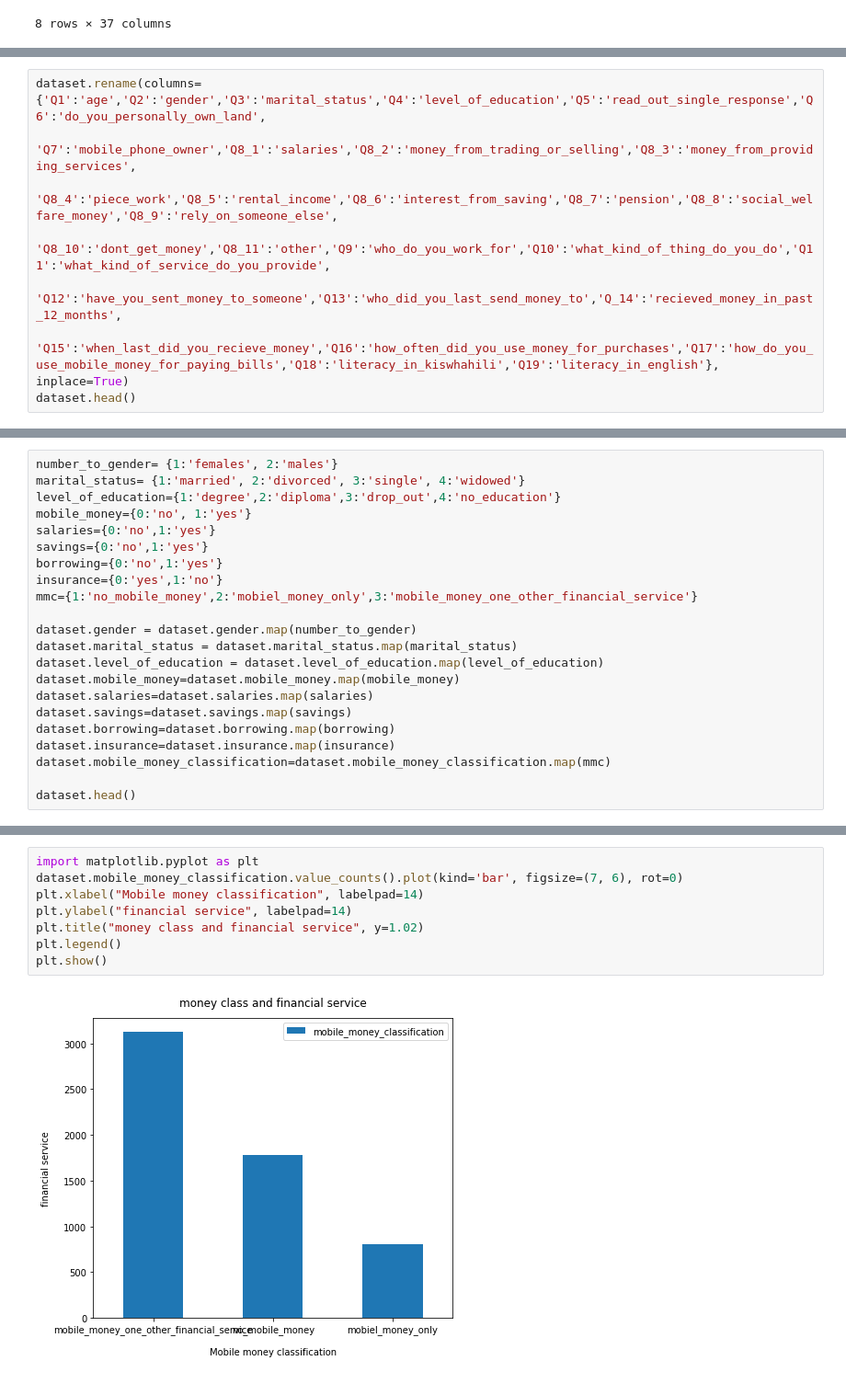
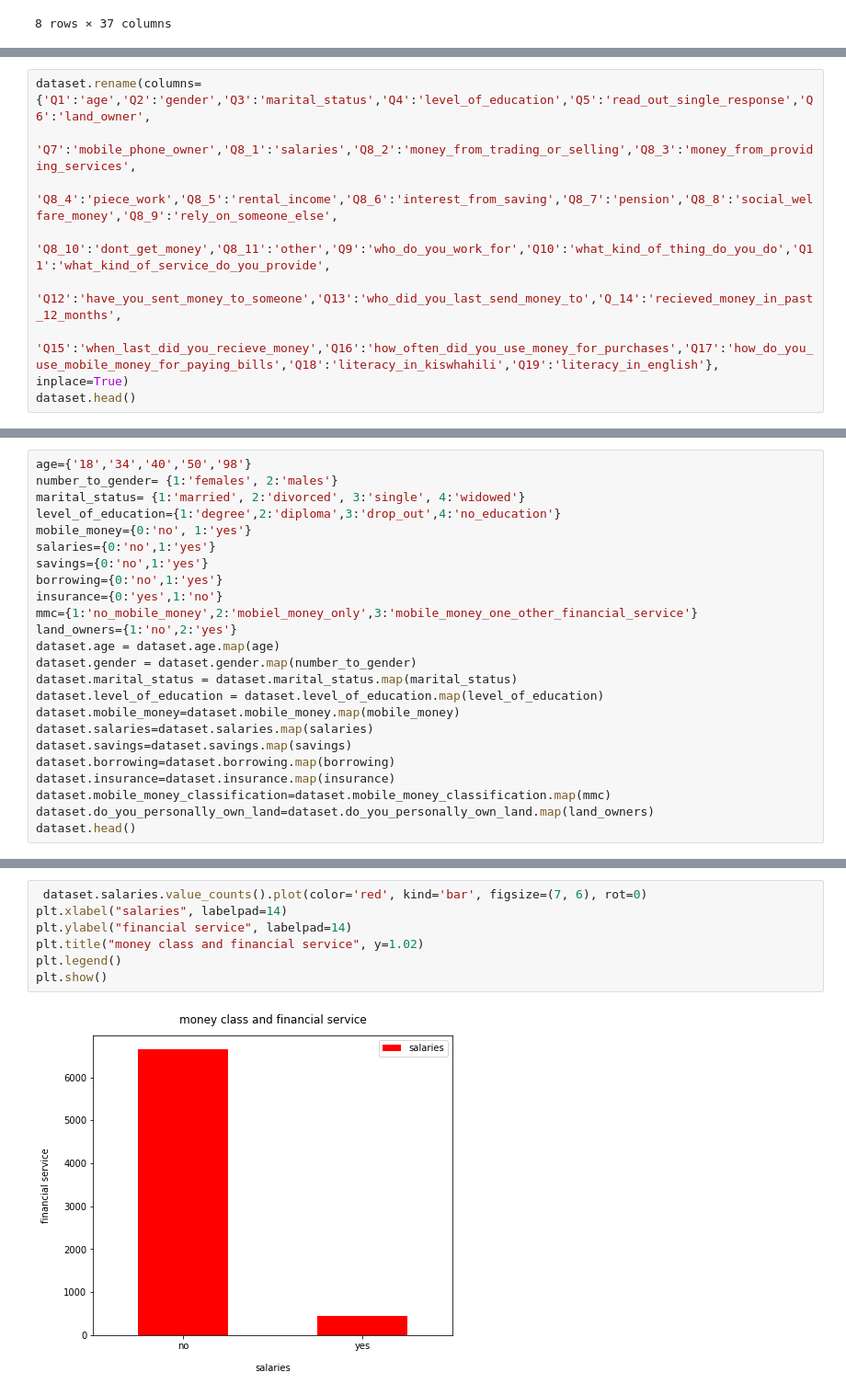
Before and after one commit to phethi10/FINANCIAL-SERVICES-USE-IN-TANZANIA, a Jupyter notebook: Untitled.ipynb, the cells around one changed output, grey strips where cells are left out. Shown at 92% size. Saved outputs shown, nothing was run; the diff lists cells and outputs as text.

```diff
--- a/Untitled.ipynb
+++ b/Untitled.ipynb
@@ -82,5 +73,5 @@ Name: Q1, Length: 7094, dtype: int64
 # %%
-dataset.rename(columns={'Q1':'age','Q2':'gender','Q3':'marital_status','Q4':'level_of_education','Q5':'read_out_single_response','Q6':'do_you_personally_own_land',
+dataset.rename(columns={'Q1':'age','Q2':'gender','Q3':'marital_status','Q4':'level_of_education','Q5':'read_out_single_response','Q6':'land_owner',
                'Q7':'mobile_phone_owner','Q8_1':'salaries','Q8_2':'money_from_trading_or_selling','Q8_3':'money_from_providing_services',
                'Q8_4':'piece_work','Q8_5':'rental_income','Q8_6':'interest_from_saving','Q8_7':'pension','Q8_8':'social_welfare_money','Q8_9':'rely_on_someone_else',
                'Q8_10':'dont_get_money','Q8_11':'other','Q9':'who_do_you_work_for','Q10':'what_kind_of_thing_do_you_do','Q11':'what_kind_of_service_do_you_provide',
@@ -108,4 +89,5 @@ dataset.head()
 # %%
+age={'18','34','40','50','98'}
 number_to_gender= {1:'females', 2:'males'}
 marital_status= {1:'married', 2:'divorced', 3:'single', 4:'widowed'}
 level_of_education={1:'degree',2:'diploma',3:'drop_out',4:'no_education'}
@@ -115,7 +97,8 @@ savings={0:'no',1:'yes'}
 borrowing={0:'no',1:'yes'}
 insurance={0:'yes',1:'no'}
 mmc={1:'no_mobile_money',2:'mobiel_money_only',3:'mobile_money_one_other_financial_service'}
-
+land_owners={1:'no',2:'yes'}
+dataset.age = dataset.age.map(age)
 dataset.gender = dataset.gender.map(number_to_gender)
 dataset.marital_status = dataset.marital_status.map(marital_status)
 dataset.level_of_education = dataset.level_of_education.map(level_of_education)
@@ -125,7 +108,7 @@ dataset.savings=dataset.savings.map(savings)
 dataset.borrowing=dataset.borrowing.map(borrowing)
 dataset.insurance=dataset.insurance.map(insurance)
 dataset.mobile_money_classification=dataset.mobile_money_classification.map(mmc)
-
+dataset.do_you_personally_own_land=dataset.do_you_personally_own_land.map(land_owners)
 dataset.head()
 # %% [output]
 |  | ID | age | gender | marital_status | level_of_education | read_out_single_response | ... |
@@ -138,11 +154,10 @@ dataset.head()
 # %%
-import matplotlib.pyplot as plt
-dataset.mobile_money_classification.value_counts().plot(kind='bar', figsize=(7, 6), rot=0)
-plt.xlabel("Mobile money classification", labelpad=14)
+ dataset.salaries.value_counts().plot(color='red', kind='bar', figsize=(7, 6), rot=0)
+plt.xlabel("salaries", labelpad=14)
 plt.ylabel("financial service", labelpad=14)
 plt.title("money class and financial service", y=1.02)
 plt.legend()
 plt.show()
 # %% [output]
-[figure, old version]
+[figure, new version]
 # %%
```
Also changed, not shown: parts of 23 cells of this notebook.
